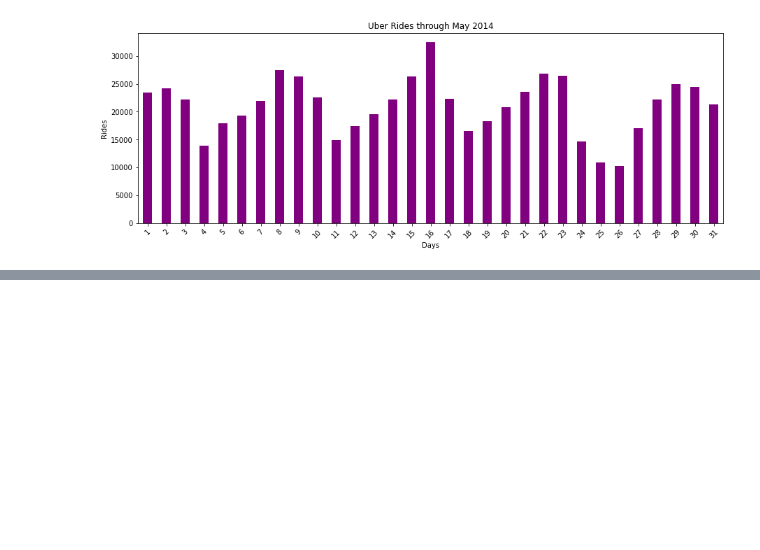
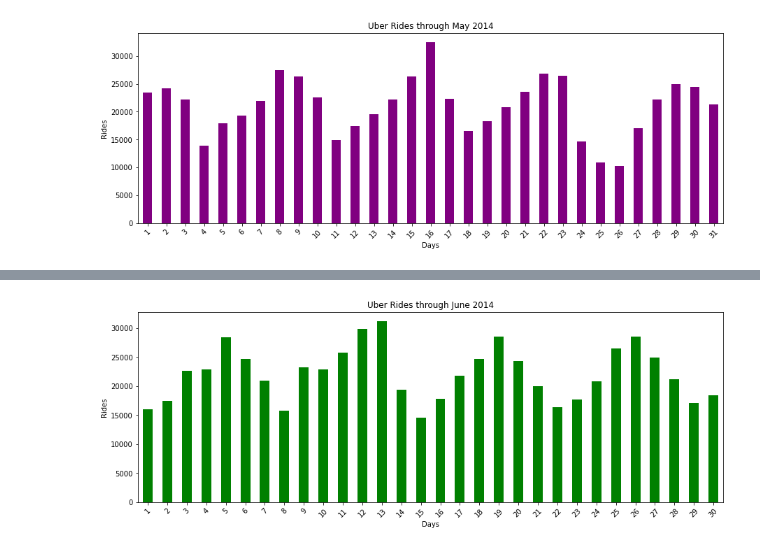
Before and after one commit to Kamerondee/UbervsWeather_Pro1, a Jupyter notebook: main.ipynb, the cells around one changed output, grey strips where cells are left out. Drawn from its saved outputs; the diff is of its cells as text; code cells hidden in the pictures; blank space fills up the shorter version.

Commit message:
added graphs

```diff
--- a/main.ipynb
+++ b/main.ipynb
@@ -180,0 +206,14 @@ for item in plt.gca().get_xticklabels():
+# %%
+# Renaming the date column
+uber_jun.rename({'Date/Time':'Date'}, axis=1, inplace=True)
+
+uber_jun['Date'] = pd.to_datetime(uber_jun['Date'])
+
+# Create new columns to hold different time variables
+uber_jun['Month'] = uber_jun['Date'].dt.month_name().str[:3]
+
+uber_jun['Day'] = uber_jun['Date'].dt.day_name().str[:3]
+
+uber_jun['Hour'] = uber_jun['Date'].dt.hour
+
+uber_jun.head()
@@ -180,0 +227,3 @@ for item in plt.gca().get_xticklabels():
+# %%
+# Create a new column to store this new binned column with 15 minute intervals
+uber_jun['BinnedHour'] = uber_jun['Date'].dt.floor('15min')
@@ -180,0 +246,17 @@ for item in plt.gca().get_xticklabels():
+# %%
+# Plot total May Uber rides by 'Days'
+plt.figure(figsize=(15,5))
+
+uber_jun['BinnedHour'].dt.day.value_counts().sort_index().plot(kind='bar',color='green')
+
+for item in plt.gca().get_xticklabels():
+
+    item.set_rotation(45)
+
+    plt.title('Uber Rides through June 2014')
+
+    plt.xlabel('Days')
+
+    plt.ylabel('Rides')
+# %% [output]
+[figure, added]
```
Also changed, not shown: parts of 22 cells of this notebook.
